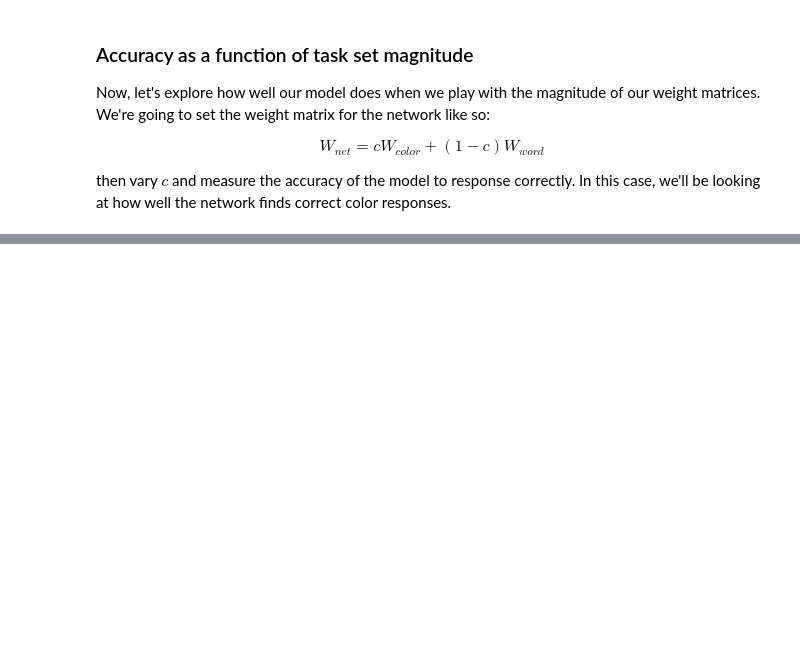
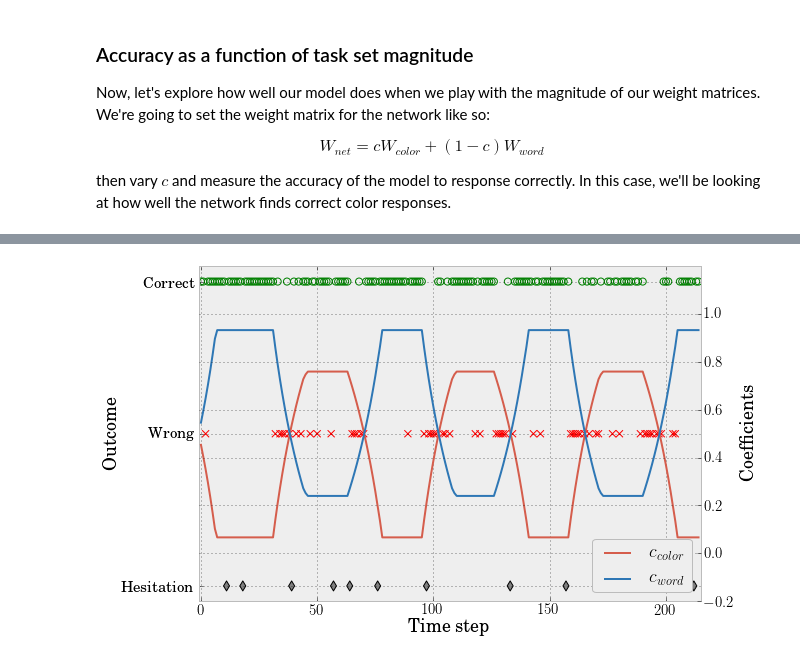
Before and after one commit to mcleonard/task_switch, a Jupyter notebook: Task switching simulation.ipynb, the cells around one changed output, grey strips where cells are left out. Saved outputs shown, nothing was run; the diff lists cells and outputs as text; code cells hidden in the pictures; blank space fills up the shorter version.

```diff
--- a/Task switching simulation.ipynb
+++ b/Task switching simulation.ipynb
@@ -163,0 +173,41 @@ We get a nice transition as the color weight matrix is ramped up.  The temperatu
+# %%
+sim.reset_sim()
+stims = sim.random_stimuli(200)
+sim.give_cue('word')
+for ii, (word, color) in enumerate(stims):
+    if ii%30 == 0:
+        sim.give_cue('switch')
+    sim.update_W()
+    response, outcome = sim.run_trial(word, color)
+    if outcome == -1:
+        sim.update_W()
+        response, outcome = sim.run_trial(word, color)
+# %%
+fig, ax1 = plt.subplots(figsize=(9,6))
+
+outcomes = np.array(sim.Sim.outcome)
+good = np.where(outcomes==1)[0]
+bad = np.where(outcomes==0)[0]
+pause = np.where(outcomes==-1)[0]
+
+ax1.scatter(good, [1]*len(good), marker='o', facecolor='none', edgecolor='g', s=50)
+ax1.scatter(bad, [0]*len(bad), marker='x', c='r', s=50)
+ax1.scatter(pause, [-1]*len(pause), marker='d', c='grey', s=50)
+ax1.set_xlabel('Time step')
+ax1.set_ylabel('Outcome')
+ax1.set_yticks([-1, 0, 1])
+ax1.set_yticklabels(['Hesitation','Wrong', 'Correct'])
+ax1.set_ylim((-1.1, 1.1))
+
+colors = cm.RdBu((50, 220))
+labels = [r'c_color', r'c_word']
+ax2 = ax1.twinx()
+lines = ax2.plot([ cs/np.sum(cs) for cs in sim.Sim.W_coeffs])
+for line, color in zip(lines, colors):
+    line.set_color(color)
+ax2.set_ylabel('Coefficients')
+ax2.set_ylim((-0.2,1.2))
+ax2.set_xlim((-1,len(outcomes)))
+_ = ax2.legend((r"$\displaystyle c_{color}$", r"$\displaystyle c_{word}$"), loc='lower right', fontsize=18)
+# %% [output]
+[figure, added]
```
Also changed, not shown: parts of 10 cells of this notebook.
